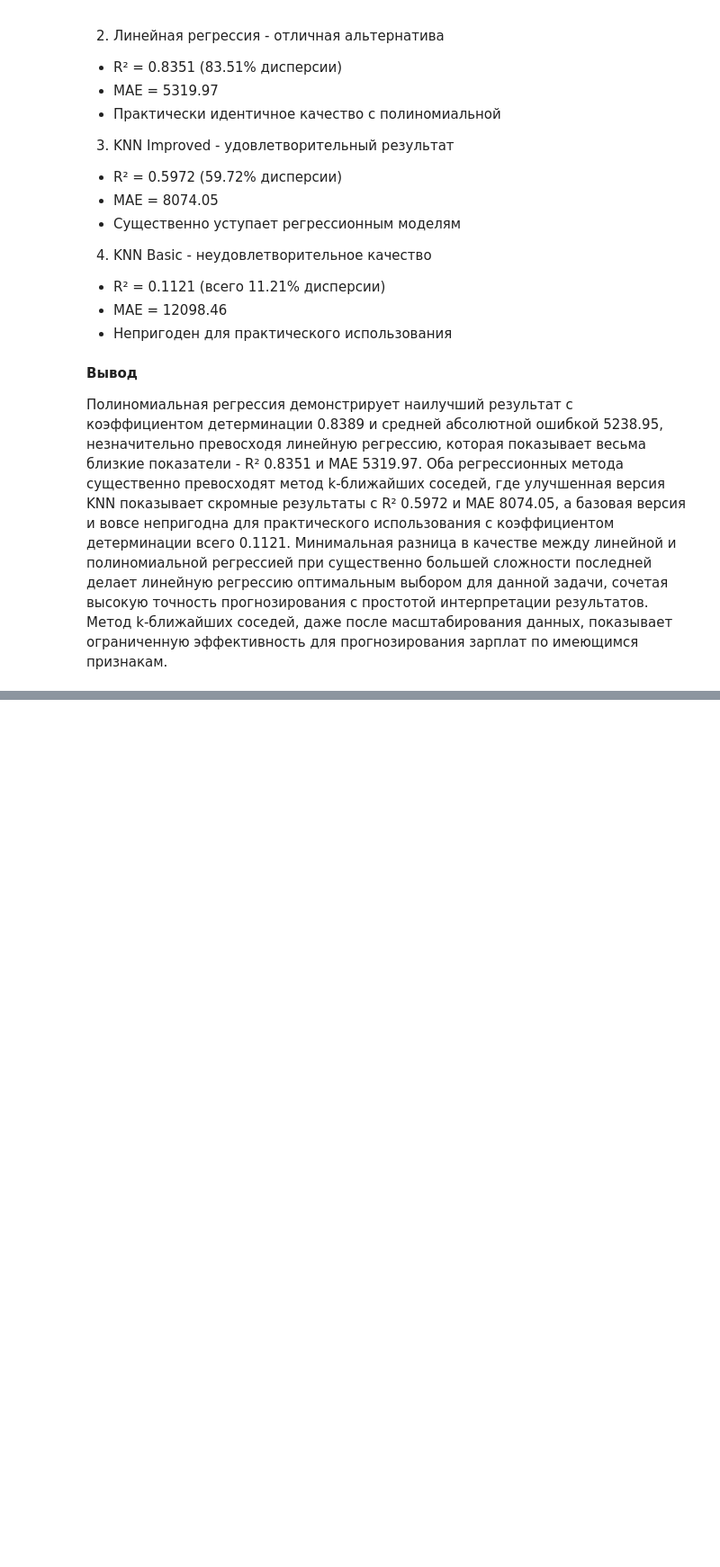
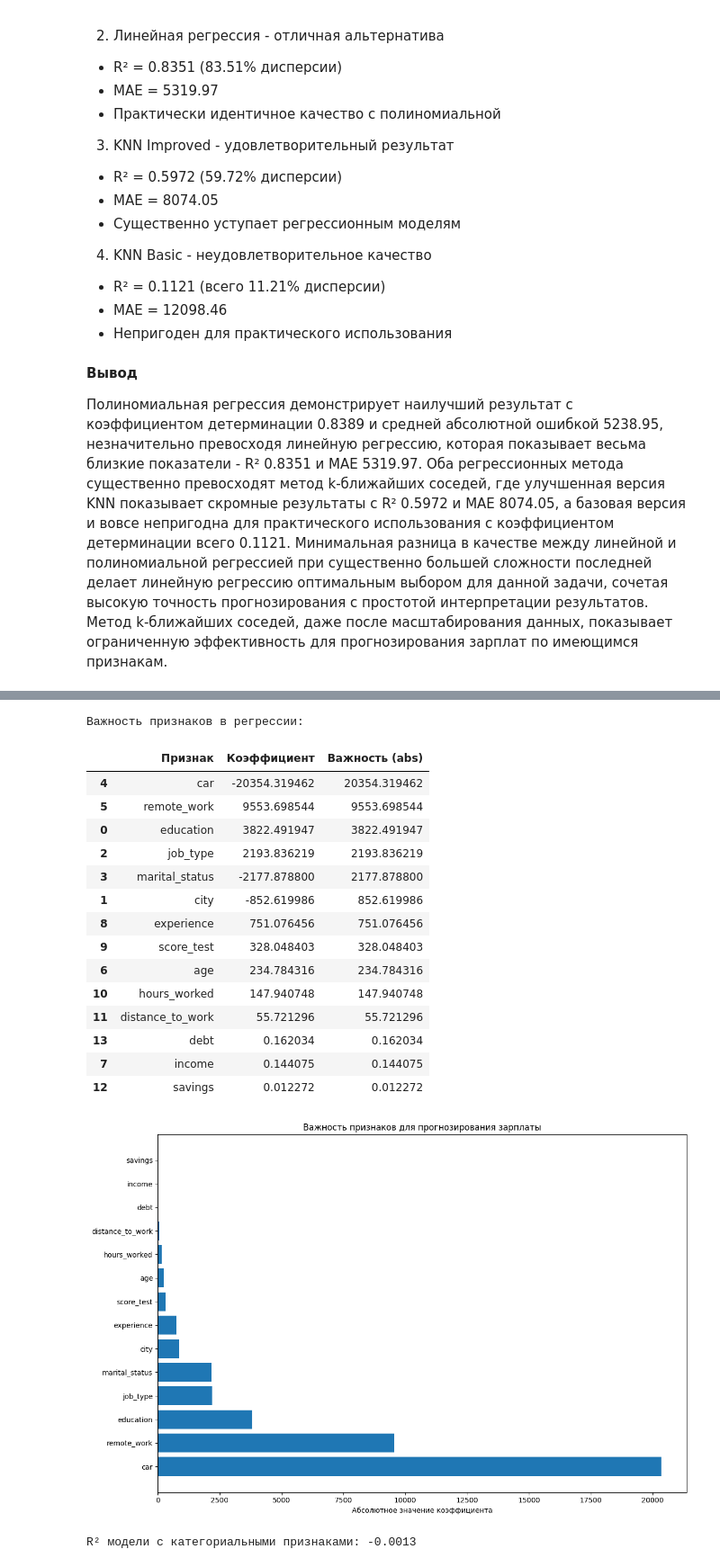
Before and after one commit to 2daysha/-, a Jupyter notebook: ЛР3_Винаева_6.ipynb, the cells around one changed output, grey strips where cells are left out. Shown at 90% size. Saved outputs shown, nothing was run; the diff lists cells and outputs as text; code cells hidden in the pictures; blank space fills up the shorter version.

```diff
--- a/ЛР3_Винаева_6.ipynb
+++ b/ЛР3_Винаева_6.ipynb
@@ -1056,0 +1442,71 @@ plt.show()
+# %%
+# Кодирование категориальных признаков для оценки важности
+from sklearn.preprocessing import LabelEncoder
+
+# Создаем копию данных для кодирования
+df_encoded = df_salary.copy()
+
+# Кодируем категориальные признаки
+label_encoders = {}
+for col in categorical_columns:
+    le = LabelEncoder()
+    df_encoded[col] = le.fit_transform(df_salary[col].astype(str))
+    label_encoders[col] = le
+
+# Числовые признаки
+numeric_features = ['age', 'income', 'experience', 'score_test', 'hours_worked',
+                   'distance_to_work', 'savings', 'debt']
+
+# Подготовка данных для регрессии
+X_cat = df_encoded[categorical_columns + numeric_features]
+y_cat = df_encoded['salary']
+
+X_train_cat, X_test_cat, y_train_cat, y_test_cat = train_test_split(
+    X_cat, y_cat, test_size=0.25, random_state=22
+)
+
+# Обучение модели с категориальными признаками
+model_cat = LinearRegression()
+model_cat.fit(X_train_cat, y_train_cat)
+
+# Важность признаков
+feature_importance = pd.DataFrame({
+    'Признак': categorical_columns + numeric_features,
+    'Коэффициент': model_cat.coef_,
+    'Важность (abs)': np.abs(model_cat.coef_)
+}).sort_values('Важность (abs)', ascending=False)
+
+print("\nВажность признаков в регрессии:")
+display(feature_importance)
+
+# Визуализация важности признаков
+plt.figure(figsize=(12, 8))
+plt.barh(feature_importance['Признак'], feature_importance['Важность (abs)'])
+plt.title('Важность признаков для прогнозирования зарплаты')
+plt.xlabel('Абсолютное значение коэффициента')
+plt.tight_layout()
+plt.show()
+
+# Качество модели с категориальными признаками
+y_pred_cat = model_cat.predict(X_test_cat)
+r2_cat = r2_score(y_test_cat, y_pred_cat)
+print(f"\nR² модели с категориальными признаками: {r2_cat:.4f}")
+# %% [output]
+Важность признаков в регрессии:
+|  | Признак | Коэффициент | Важность (abs) |
+| 4 | car | -20354.319462 | 20354.319462 |
+| 5 | remote_work | 9553.698544 | 9553.698544 |
+| 0 | education | 3822.491947 | 3822.491947 |
+| 2 | job_type | 2193.836219 | 2193.836219 |
+| 3 | marital_status | -2177.878800 | 2177.878800 |
+| 1 | city | -852.619986 | 852.619986 |
+| 8 | experience | 751.076456 | 751.076456 |
+| 9 | score_test | 328.048403 | 328.048403 |
+| 6 | age | 234.784316 | 234.784316 |
+| 10 | hours_worked | 147.940748 | 147.940748 |
+| 11 | distance_to_work | 55.721296 | 55.721296 |
+| 13 | debt | 0.162034 | 0.162034 |
+| 7 | income | 0.144075 | 0.144075 |
+| 12 | savings | 0.012272 | 0.012272 |
+[figure, added]
+R² модели с категориальными признаками: -0.0013
```
Also changed, not shown: parts of 22 cells of this notebook.
